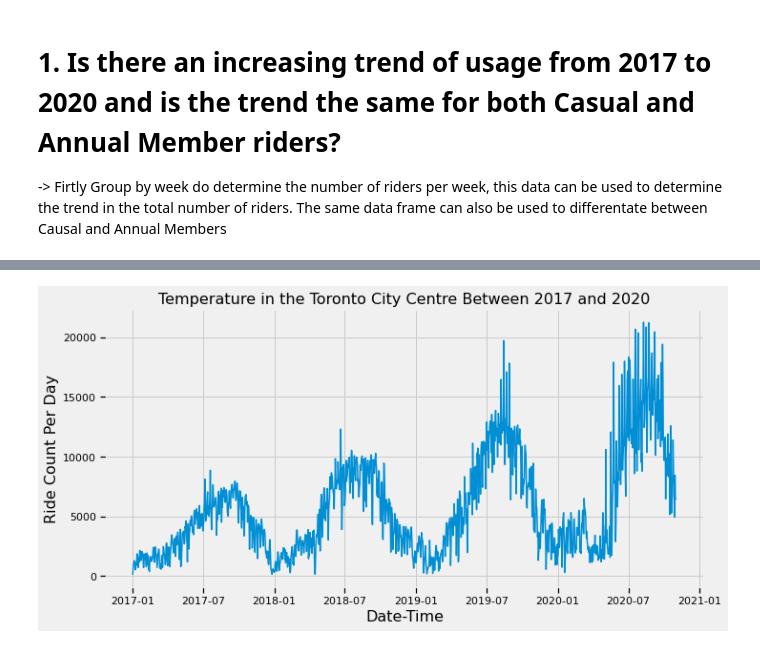
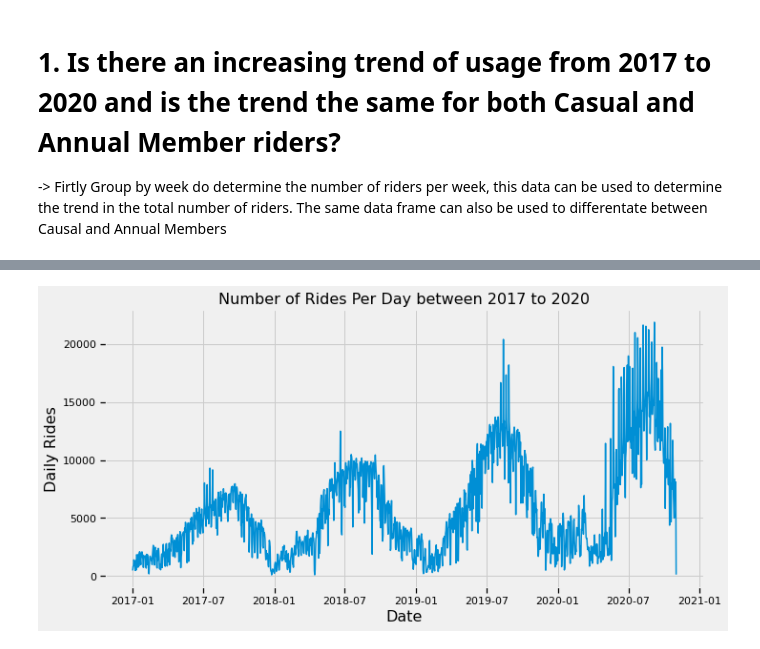
Before and after one commit to yokoyana/toronto_bike_share, a Jupyter notebook: project2.ipynb, the cells around one changed output, grey strips where cells are left out. Cells and saved outputs as stored; diff of their text form; code cells hidden in the pictures.

```diff
--- a/project2.ipynb
+++ b/project2.ipynb
@@ -156,0 +188,13 @@ trips_data_missing
+# %%
+#Convert start and end time into tz-aware datetime object
+df_trips_data['start_time']=pd.to_datetime(df_trips_data['start_time'],utc=True)
+df_trips_data['end_time']=pd.to_datetime(df_trips_data['end_time'],utc=True)
+df_trips_data['merge_time']=pd.to_datetime(df_trips_data['merge_time'],utc=True)
+df_trips_data['start_time']=df_trips_data['start_time'].dt.tz_convert(tz='US/Eastern')
+df_trips_data['end_time']=df_trips_data['end_time'].dt.tz_convert(tz='US/Eastern')
+df_trips_data['merge_time']=df_trips_data['merge_time'].dt.tz_convert(tz='US/Eastern')
+
+print(df_trips_data['start_time'].dtype)
+print(df_trips_data['end_time'].dtype)
+print(df_trips_data['merge_time'].dtype)
+df_trips_data.head()
@@ -157,7 +213,7 @@ trips_data_missing
+# %%
+#convert the station ids into integers
+df_trips_data['end_station_id']=df_trips_data['end_station_id'].astype(int)
+df_trips_data['start_station_id']=df_trips_data['start_station_id'].astype(int)
 # %% [markdown]
 # 1. Is there an increasing trend of usage from 2017 to 2020 and is the trend the same for both Casual and Annual Member riders?
 -> Firtly Group by week do determine the number of riders per week, this data can be used to determine the trend in the total number of riders. The same data frame can also be used to differentate between Causal and Annual Members
-# %%
-
-df_trips_data['start_time']=pd.to_datetime(df_trips_data['start_time'])
-df_trips_data.info()
@@ -202,2 +219,0 @@ memory usage: 1.9+ GB
-# %%
-df_trips_data['time_round_days'] = df_trips_data['start_time'].dt.round('d')
@@ -222,14 +265,12 @@ df_usage_perd
 # %%
 plt.figure(figsize=(10,5))
-usage=sns.lineplot(x=df_usage_perd.index,y=df_usage_perd['start_station_id'])
-usage.axes.set_title("Temperature in the Toronto City Centre Between 2017 and 2020",
+usage=sns.lineplot(x=df_usage_perd.index,y=df_usage_perd['trip_count'])
+usage.axes.set_title("Number of Rides Per Day between 2017 to 2020",
                       fontsize=16)
-usage.set_ylabel("Ride Count Per Day",
+usage.set_ylabel("Daily Rides",
                   fontsize=16)
-usage.set_xlabel("Date-Time",
+usage.set_xlabel("Date",
                   fontsize=16)
 plt.show()
-
-#think we need to change this to a bar graph
 # %% [output]
-[figure, old version]
+[figure, new version]
```
Also changed, not shown: parts of 19 cells of this notebook, 1 other file.
